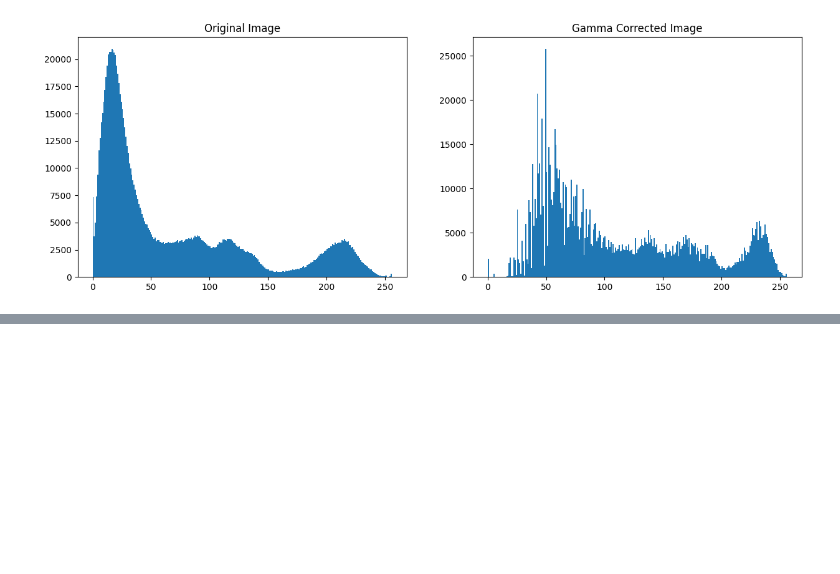
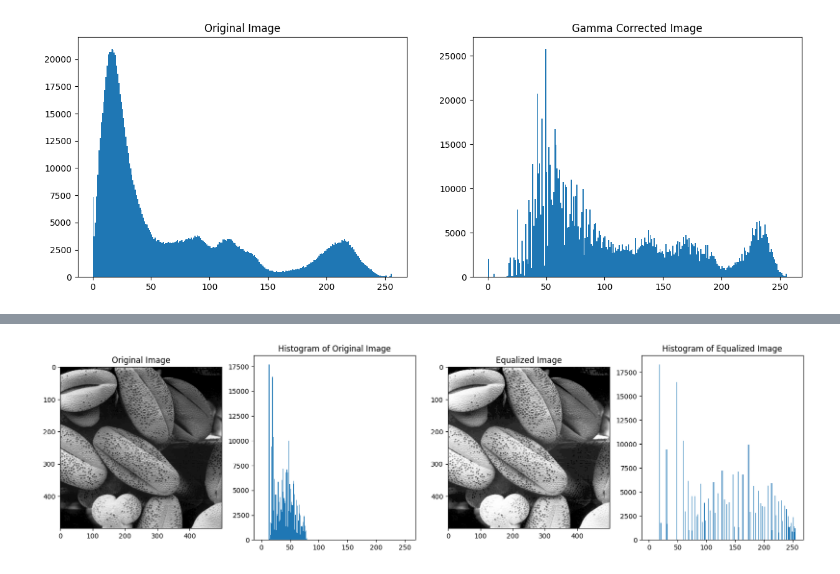
Before and after one commit to niroshan21/IPMV_A01, a Jupyter notebook: 210433R_A01.ipynb, the cells around one changed output, grey strips where cells are left out. Drawn from its saved outputs; the diff is of its cells as text; code cells hidden in the pictures; blank space fills up the shorter version.

```diff
--- a/210433R_A01.ipynb
+++ b/210433R_A01.ipynb
@@ -64,0 +88,25 @@ plt.show()
+# %%
+image = cv.imread('images/shells.tif',cv.IMREAD_GRAYSCALE)
+assert image is not None
+
+# Using the Hisogram Equalization Equation
+height, width = image.shape
+histogram = cv.calcHist([f], [0], None, [256], [0, 256])
+cdf = np.cumsum(histogram)
+
+L = 256
+transform = np.uint8((L-1) * cdf / (height * width))
+equalized_image = transform[image]
+
+fig, ax = plt.subplots(1, 4, figsize=(20, 5))
+ax[0].imshow(image, cmap='gray')
+ax[0].set_title('Original Image')
+ax[1].hist(image.ravel(), 256, [0, 256])
+ax[1].set_title('Histogram of Original Image')
+ax[2].imshow(equalized_image, cmap='gray')
+ax[2].set_title('Equalized Image')
+ax[3].hist(equalized_image.ravel(), 256, [0, 256])
+ax[3].set_title('Histogram of Equalized Image')
+plt.show()
+# %% [output]
+[figure, added]
```
Also changed, not shown: parts of 3 cells of this notebook.
